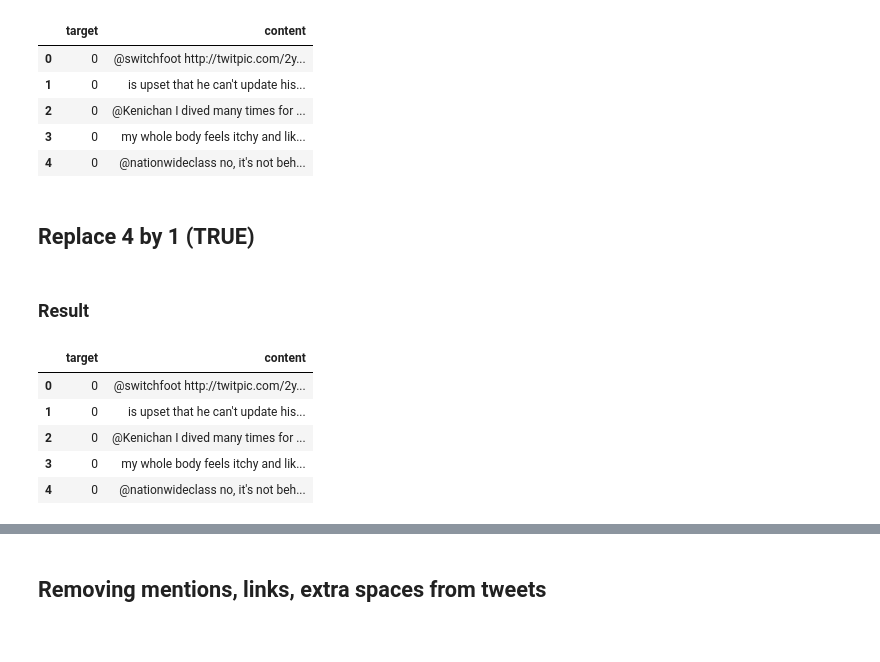
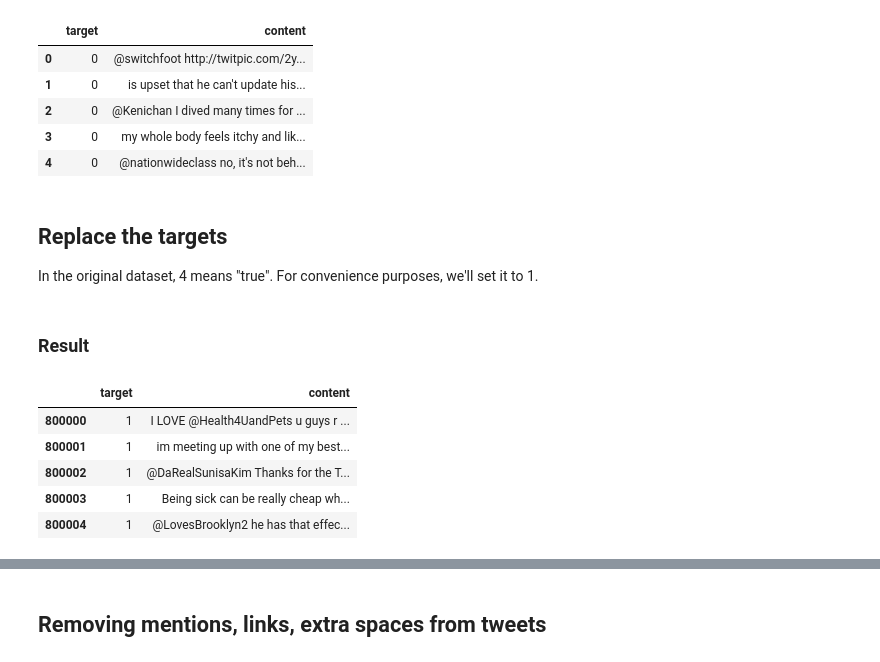
Before and after one commit to Justsecret123/Twitter-sentiment-analysis, a Jupyter notebook: Notebook/twitter-sentiment-analysis.ipynb, the cells around one changed output, grey strips where cells are left out. Saved outputs shown, nothing was run; the diff lists cells and outputs as text; code cells hidden in the pictures.

```diff
--- a/Notebook/twitter-sentiment-analysis.ipynb
+++ b/Notebook/twitter-sentiment-analysis.ipynb
@@ -40,3 +43,7 @@ from sklearn.metrics import classification_report
 # %%
-dataset = pd.read_csv("/kaggle/input/twitter-sentiment-analysis-and-word-embeddings/Dataset/training_dataset.csv", encoding="latin", header=None)
+dataset = pd.read_csv("/kaggle/input/twitter-sentiment-analysis-and-word-embeddings/Dataset/Dataset/training_dataset.csv",
+                      encoding="latin",
+                      header=None,
+                      names=["target","id","date","query","username","content"]
+                     )
 # %% [markdown]
@@ -55,3 +59,0 @@ dataset.head(5)
-# %%
-column_names = ["target","id","date","query","username","content"]
-dataset.columns = column_names
@@ -190,18 +164,20 @@ dataset.head(5)
 | 2 | 0 | @Kenichan I dived many times for ... |
 | 3 | 0 | my whole body feels itchy and lik... |
 | 4 | 0 | @nationwideclass no, it's not beh... |
-# %% [markdown]
-## Replace 4 by 1 (TRUE)
+# %% [markdown]
+## Replace the targets
+
+In the original dataset, 4 means "true". For convenience purposes, we'll set it to 1.
 # %%
 dataset.target = dataset.target.replace({4: 1})
 # %% [markdown]
 ### Result
 # %%
-dataset.head(5)
+dataset[dataset["target"]==1].head()
 # %% [output]
 |  | target | content |
-| 0 | 0 | @switchfoot http://twitpic.com/2y... |
-| 1 | 0 | is upset that he can't update his... |
-| 2 | 0 | @Kenichan I dived many times for ... |
-| 3 | 0 | my whole body feels itchy and lik... |
-| 4 | 0 | @nationwideclass no, it's not beh... |
+| 800000 | 1 | I LOVE @Health4UandPets u guys r ... |
+| 800001 | 1 | im meeting up with one of my best... |
+| 800002 | 1 | @DaRealSunisaKim Thanks for the T... |
+| 800003 | 1 | Being sick can be really cheap wh... |
+| 800004 | 1 | @LovesBrooklyn2 he has that effec... |
```
Also changed, not shown: parts of 120 cells of this notebook.
